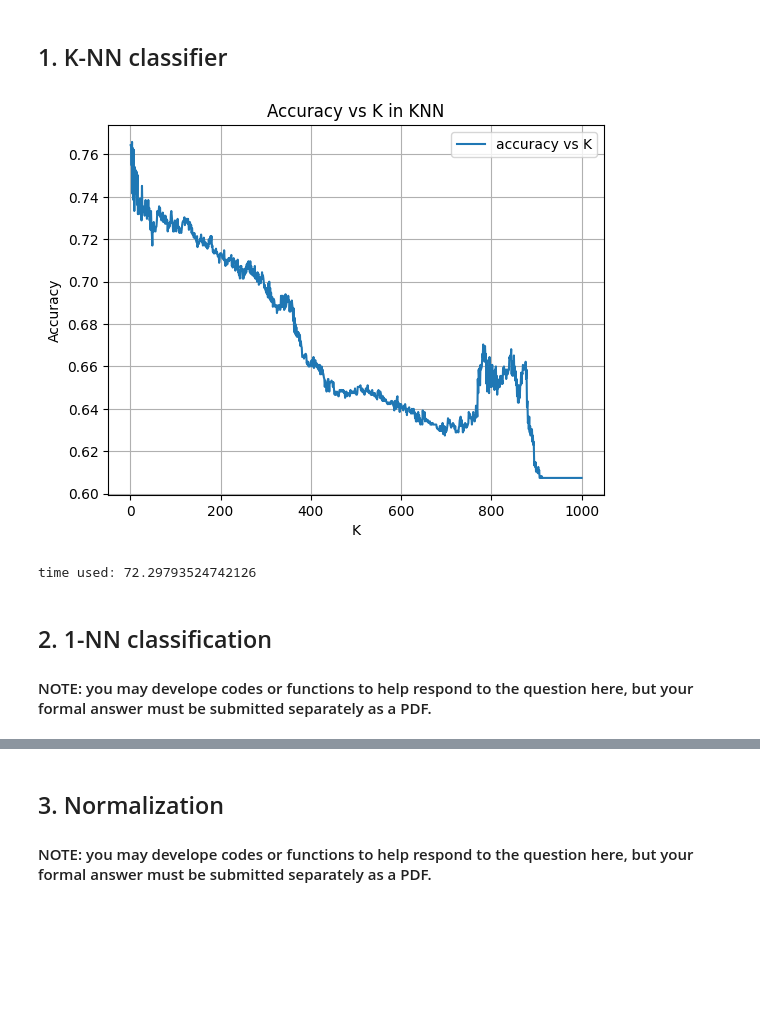
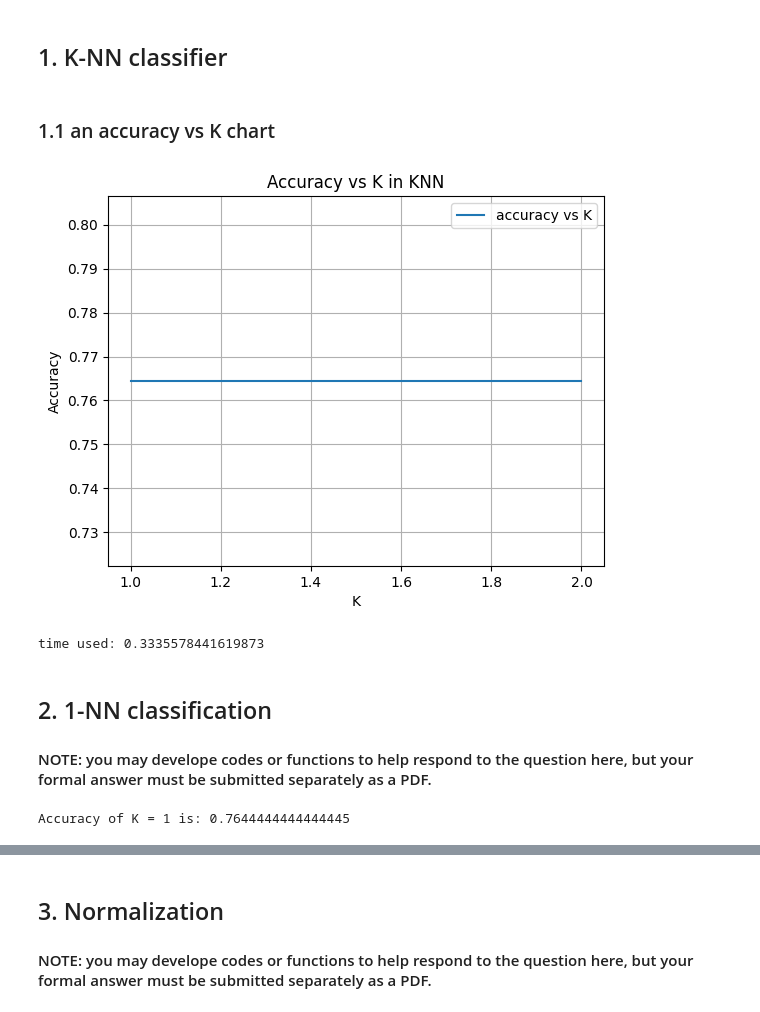
Before and after one commit to YuechengWang02/ML_A1, a Jupyter notebook: COMP30027_2024_asst1_code.ipynb, the cells around one changed output, grey strips where cells are left out. Cells and saved outputs as stored; diff of their text form; code cells hidden in the pictures; blank space fills up the shorter version.

```diff
--- a/COMP30027_2024_asst1_code.ipynb
+++ b/COMP30027_2024_asst1_code.ipynb
@@ -103,32 +104,41 @@ def handmadeKNN(k, train_feature, train_label, test_feature):
         test_labels.append(test_label)
 
     return np.array(test_labels)
+# %% [markdown]
+### 1.1 an accuracy vs K chart
 # %%
-# a simple timing library to test performance
+# this part is an extension to help me writing report
+# a simple timing to test performance
+krange = 2
+
 start = time.time()
 
 # finding a graphical display for K change affect accuracy
-x_values = np.arange(1, 1001)
+x_values = np.arange(1, krange + 1)
 
-y_values = np.zeros(1000)
+y_values = np.zeros(krange)
 
-for i in range(1000):
+for i in range(krange):
     y_values[i] = accuracy(handmadeKNN(i + 1, train_feature, train_label, test_feature), test_label)
 
 plt.plot(x_values, y_values, label='accuracy vs K')
 plt.xlabel('K')
 plt.ylabel('Accuracy')
 plt.title('Accuracy vs K in KNN')
 plt.legend()
 plt.grid(True)
 plt.show()
 
 end = time.time()
 print("time used:", end - start)
 # %% [output]
-[figure, old version]
+[figure, new version]
-time used: 72.29793524742126
+time used: 0.3335578441619873
 # %% [markdown]
 ## 2. 1-NN classification
 
 #### NOTE: you may develope codes or functions to help respond to the question here, but your formal answer must be submitted separately as a PDF.
+# %%
+print("Accuracy of K = 1 is: " + str(accuracy(handmadeKNN(1, train_feature, train_label, test_feature), test_label)))
+# %% [output]
+Accuracy of K = 1 is: 0.7644444444444445
```
Also changed, not shown: parts of 6 cells of this notebook, 3 other files.
